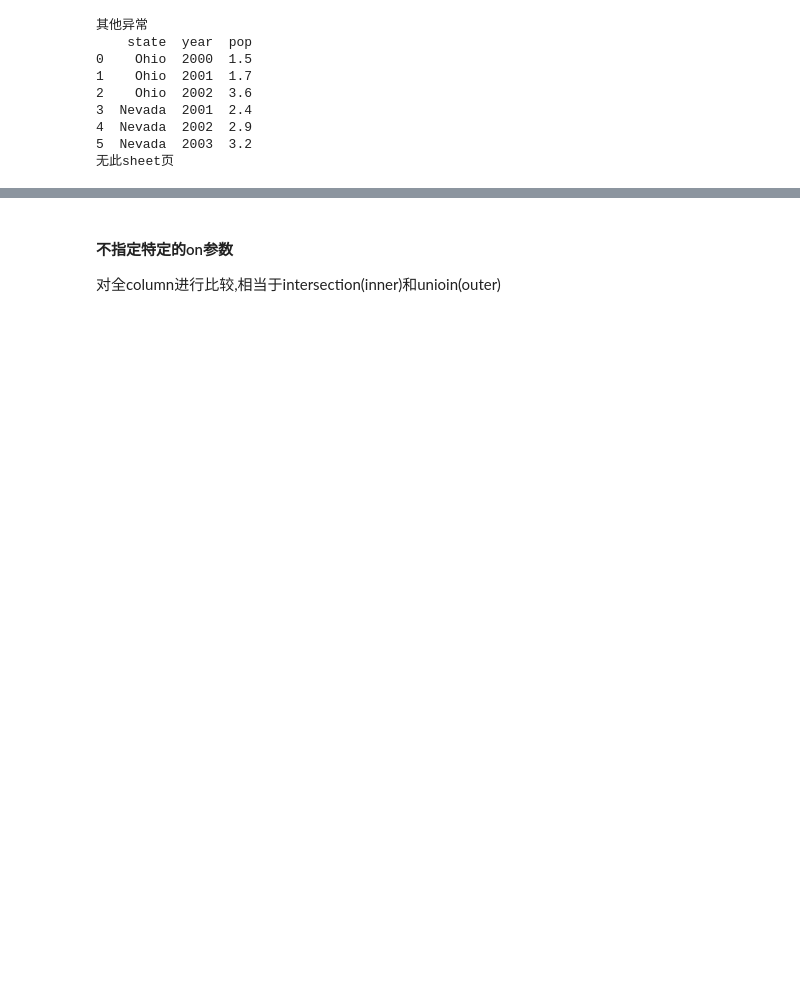
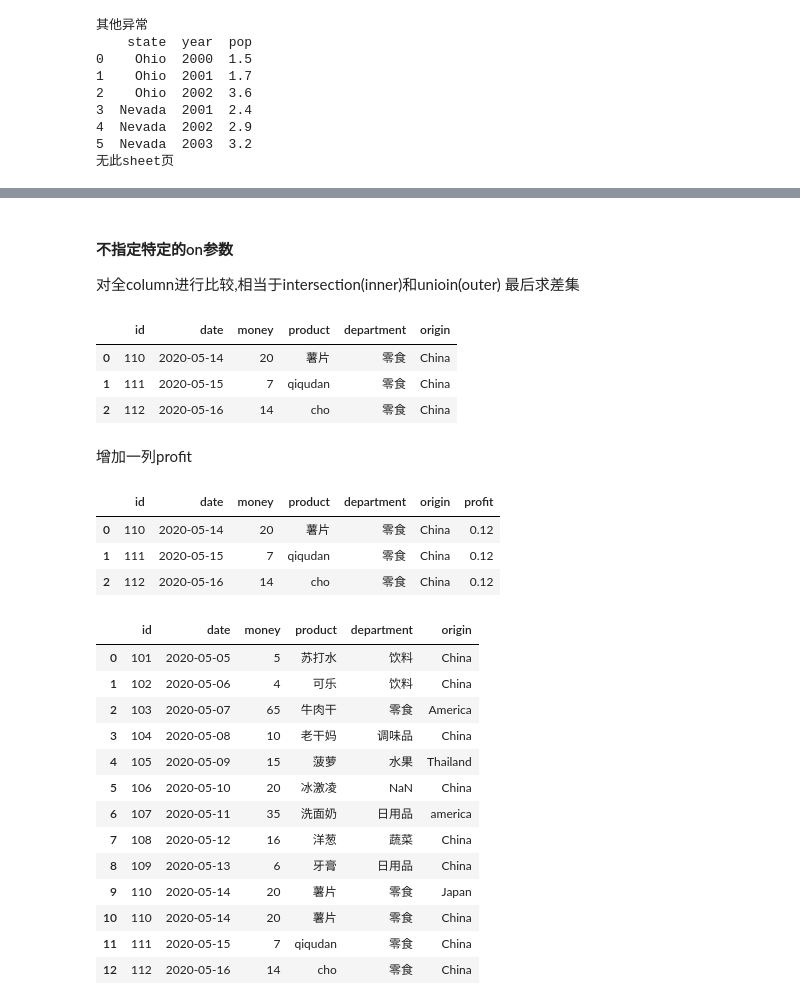
Before and after one commit to coolfish007/prac_py, a Jupyter notebook: pydata-test/testit-pandas.ipynb, the cells around one changed output, grey strips where cells are left out. Cells and saved outputs as stored; diff of their text form; code cells hidden in the pictures; blank space fills up the shorter version.

```diff
--- a/pydata-test/testit-pandas.ipynb
+++ b/pydata-test/testit-pandas.ipynb
@@ -188,10 +199,43 @@ product_new
 # %% [markdown]
 #### 不指定特定的on参数
 对全column进行比较,相当于intersection(inner)和unioin(outer)
+最后求差集
+# %%
+product_right = pd.merge(product, product_1, how='right')
+product_right
+# %% [output]
+|  | id | date | money | product | department | origin |
+| 0 | 110 | 2020-05-14 | 20 | 薯片 | 零食 | China |
+| 1 | 111 | 2020-05-15 | 7 | qiqudan | 零食 | China |
+| 2 | 112 | 2020-05-16 | 14 | cho | 零食 | China |
+# %% [markdown]
+增加一列profit
+# %%
+product_2 = product_1.copy()
+product_2['profit'] = 0.12
+product_new = product.merge(product_2, how='right')
+product_new
+# %% [output]
+|  | id | date | money | product | department | origin | profit |
+| 0 | 110 | 2020-05-14 | 20 | 薯片 | 零食 | China | 0.12 |
+| 1 | 111 | 2020-05-15 | 7 | qiqudan | 零食 | China | 0.12 |
+| 2 | 112 | 2020-05-16 | 14 | cho | 零食 | China | 0.12 |
 # %%
 # 注意110的产地,一个是Japan,一个是China,merge的时候会当成不同数据
-product_new = pd.merge(product, product_1, how='outer')
-product_new
-product_1.loc[product_1['id'] == 110, 'origin'] = 'Japan'
-product_new = pd.merge(product, product_1, how='outer')
-product_new
+product_all = pd.merge(product, product_1, how='outer')
+product_all
+# %% [output]
+|  | id | date | money | product | department | origin |
+| 0 | 101 | 2020-05-05 | 5 | 苏打水 | 饮料 | China |
+| 1 | 102 | 2020-05-06 | 4 | 可乐 | 饮料 | China |
+| 2 | 103 | 2020-05-07 | 65 | 牛肉干 | 零食 | America |
+| 3 | 104 | 2020-05-08 | 10 | 老干妈 | 调味品 | China |
+| 4 | 105 | 2020-05-09 | 15 | 菠萝 | 水果 | Thailand |
+| 5 | 106 | 2020-05-10 | 20 | 冰激凌 | NaN | China |
+| 6 | 107 | 2020-05-11 | 35 | 洗面奶 | 日用品 | america |
+| 7 | 108 | 2020-05-12 | 16 | 洋葱 | 蔬菜 | China |
+| 8 | 109 | 2020-05-13 | 6 | 牙膏 | 日用品 | China |
+| 9 | 110 | 2020-05-14 | 20 | 薯片 | 零食 | Japan |
+| 10 | 110 | 2020-05-14 | 20 | 薯片 | 零食 | China |
+| 11 | 111 | 2020-05-15 | 7 | qiqudan | 零食 | China |
+| 12 | 112 | 2020-05-16 | 14 | cho | 零食 | China |
```
Also changed, not shown: parts of 25 cells of this notebook, 1 other file.
